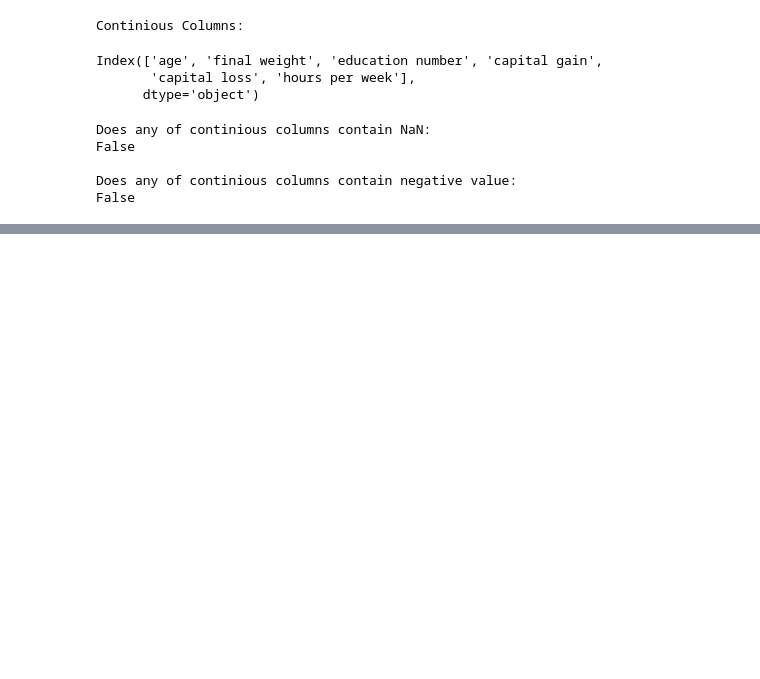
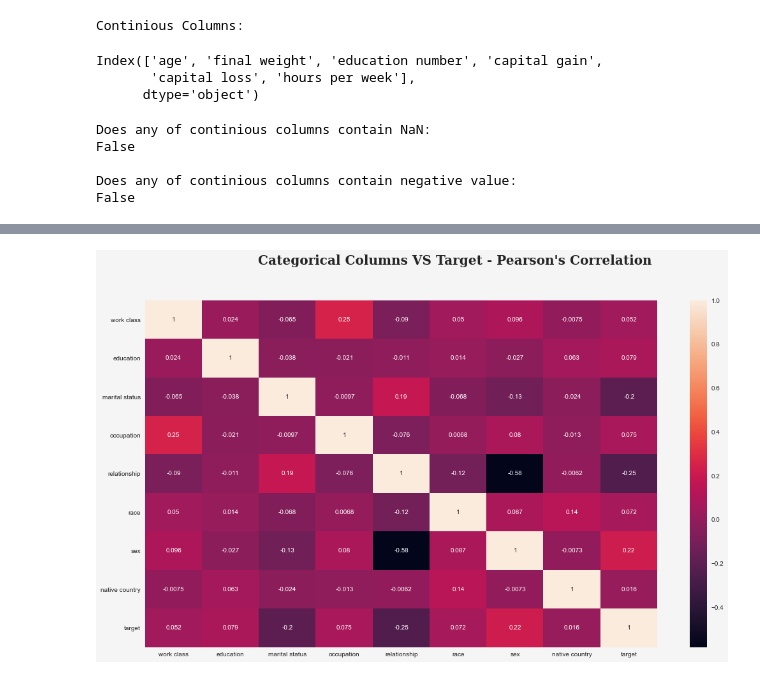
Before and after one commit to erwinleonardy/machine-learning, a Jupyter notebook: adult/erwin/erwin-adult.ipynb, the cells around one changed output, grey strips where cells are left out. Cells and saved outputs as stored; diff of their text form; code cells hidden in the pictures; blank space fills up the shorter version.

Commit message:
Reorder Adult notebook + Add more visualization graphs

```diff
--- a/adult/erwin/erwin-adult.ipynb
+++ b/adult/erwin/erwin-adult.ipynb
@@ -285,0 +254,10 @@ plt.show()
+# %%
+plt.figure(figsize=(18,10))
+
+cat_cols = to_numeric(df[CAT_COLUMNS.append(TARGET_COLUMN)])
+sns.heatmap(cat_cols.corr(),annot=True)
+
+plt.suptitle('Categorical Columns VS Target - Pearson\'s Correlation',size=20, fontweight='bold', fontfamily='serif')
+plt.show()
+# %% [output]
+[figure, added]
```
Also changed, not shown: parts of 17 cells of this notebook.
